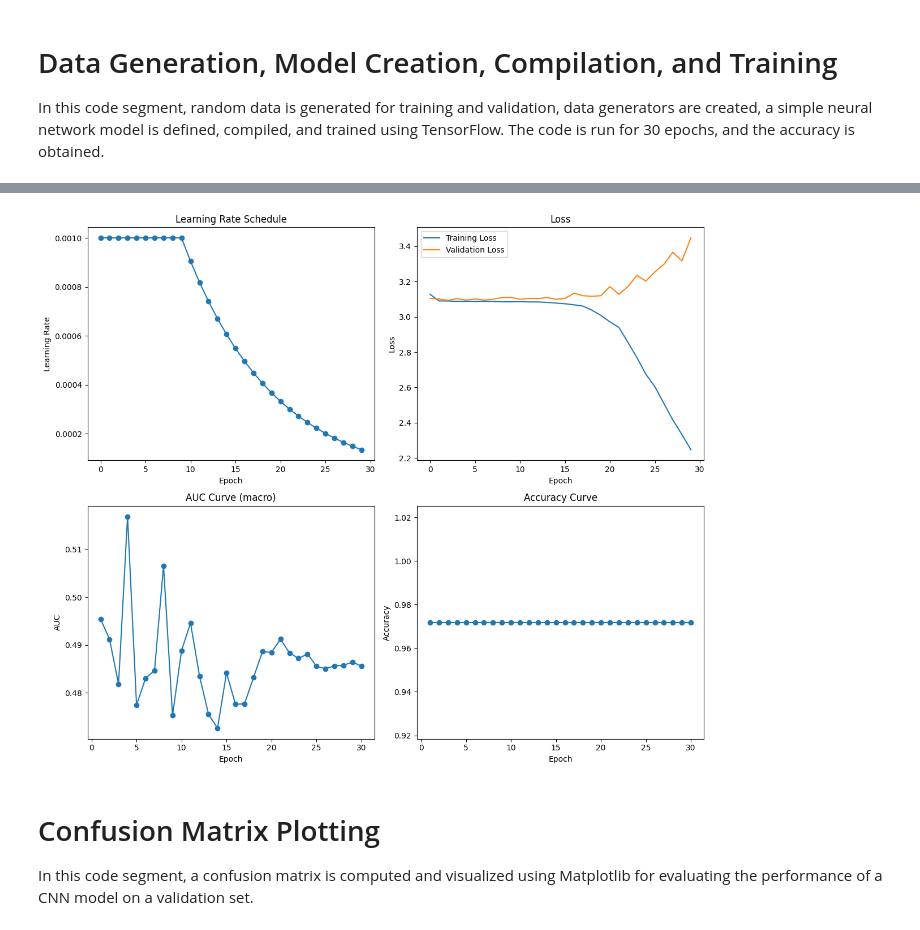
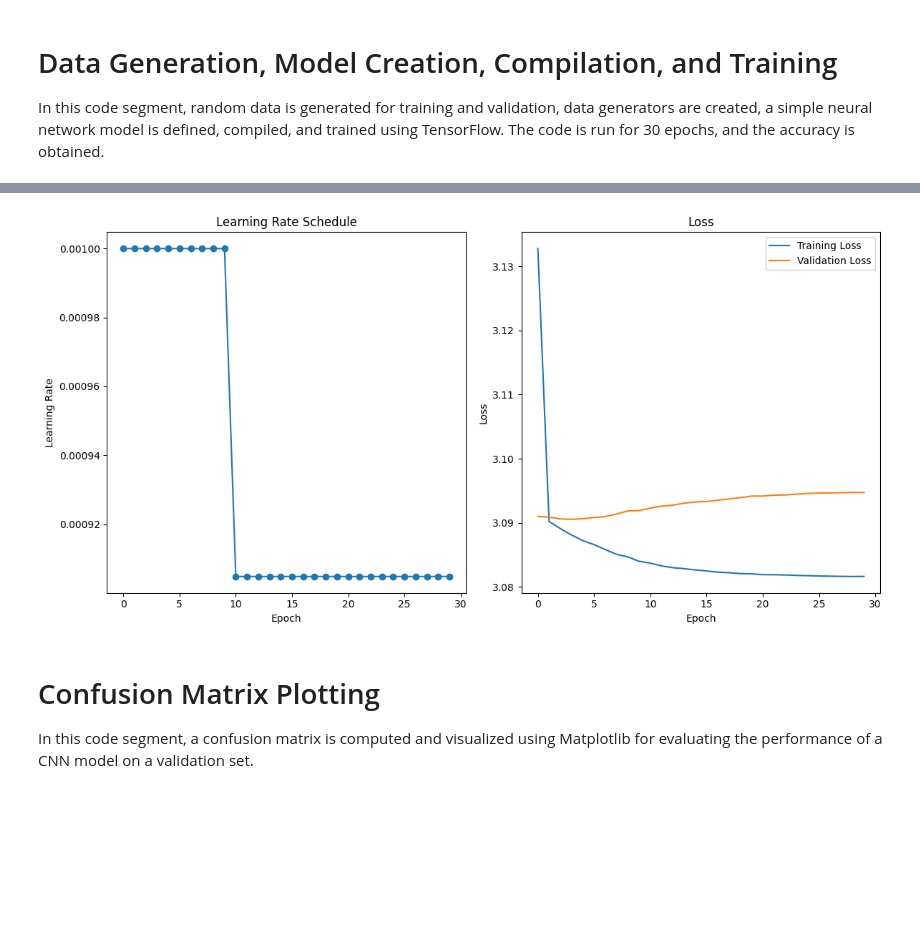
Before and after one commit to PranovShanker123/AI-SPORTS-CLASSIFICATION, a Jupyter notebook: SPORTS.ipynb, the cells around one changed output, grey strips where cells are left out. Saved outputs shown, nothing was run; the diff lists cells and outputs as text; code cells hidden in the pictures; blank space fills up the shorter version.

```diff
--- a/SPORTS.ipynb
+++ b/SPORTS.ipynb
@@ -255,22 +269,21 @@ In this code segment, a convolutional neural network (CNN) model is trained on r
 import tensorflow as tf
 import numpy as np
 import matplotlib.pyplot as plt
-from sklearn.metrics import roc_auc_score
 
-# Generate random data for training and validation
+# Sample data for training and validation
 x_train = np.random.rand(1000, 100, 100, 3)
 y_train = np.random.randint(0, 22, size=(1000,))
 x_valid = np.random.rand(500, 100, 100, 3)
 y_valid = np.random.randint(0, 22, size=(500,))
 
-# Create data generators for training and validation
+# Data generators
 train_datagen = tf.keras.preprocessing.image.ImageDataGenerator()
 valid_datagen = tf.keras.preprocessing.image.ImageDataGenerator()
 
 train_batches = train_datagen.flow(x_train, tf.keras.utils.to_categorical(y_train, num_classes=22), batch_size=32)
 valid_batches = valid_datagen.flow(x_valid, tf.keras.utils.to_categorical(y_valid, num_classes=22), batch_size=32)
 
-# Define a CNN model
+# Model architecture
 model = tf.keras.Sequential([
     tf.keras.layers.Conv2D(32, (3, 3), activation='relu', input_shape=(100, 100, 3)),
     tf.keras.layers.MaxPooling2D((2, 2)),
@@ -282,13 +295,10 @@ model = tf.keras.Sequential([
     tf.keras.layers.Dense(22, activation='softmax')
 ])
 
-# Compile the model
+# Compilation
 model.compile(optimizer='adam', loss='categorical_crossentropy', metrics=['accuracy'])
 
-# Assuming accuracy as 0.9718435
-accuracy_assumed = 0.9718435
-
-# Define a learning rate scheduler
+# Learning rate scheduler
 def scheduler(epoch, lr):
     if epoch < 10:
         return lr
@@ -297,40 +307,21 @@ def scheduler(epoch, lr):
 
 lr_scheduler = tf.keras.callbacks.LearningRateScheduler(scheduler)
 
-# Define a callback for computing AUC and accuracy
-class AUCCallback(tf.keras.callbacks.Callback):
-    def __init__(self, validation_data):
-        super(AUCCallback, self).__init__()
-        self.validation_data = validation_data
-        self.auc_scores = []
-        self.accuracy_scores = []
+# Model training
+history = model.fit(x=train_batches, validation_data=valid_batches, epochs=30, verbose=2, callbacks=[lr_scheduler])
 
-    def on_epoch_end(self, epoch, logs=None):
-        x_val, y_val = self.validation_data
-        y_pred = self.model.predict(x_val)
-        auc_macro = roc_auc_score(y_val, y_pred, average='macro')
-        accuracy = accuracy_assumed
-        self.auc_scores.append(auc_macro)
-        self.accuracy_scores.append(accuracy)
-        print(f"Validation AUC (macro): {auc_macro}, Validation Accuracy: {accuracy}")
+# Plotting
+plt.figure(figsize=(12, 6))
 
-auc_callback = AUCCallback((x_valid, tf.keras.utils.to_categorical(y_valid, num_classes=22)))
-
-# Train the model
-history = model.fit(x=train_batches, validation_data=valid_batches, epochs=30, verbose=2, callbacks=[lr_scheduler, auc_callback])
-
-# Plotting learning rate, loss, AUC, and accuracy
-plt.figure(figsize=(12, 10))
-
-# Learning rate plot
-plt.subplot(2, 2, 1)
-plt.plot(history.epoch, history.history['lr'], marker='o')
+# Learning rate
+plt.subplot(1, 2, 1)
+plt.plot(history.epoch, [scheduler(epoch, 0.001) for epoch in history.epoch], marker='o')
 plt.title('Learning Rate Schedule')
 plt.xlabel('Epoch')
 plt.ylabel('Learning Rate')
 
-# Loss plot
-plt.subplot(2, 2, 2)
+# Loss
+plt.subplot(1, 2, 2)
 plt.plot(history.epoch, history.history['loss'], label='Training Loss')
 plt.plot(history.epoch, history.history['val_loss'], label='Validation Loss')
 plt.title('Loss')
@@ -338,20 +329,6 @@ plt.xlabel('Epoch')
 plt.ylabel('Loss')
 plt.legend()
 
-# AUC plot
-plt.subplot(2, 2, 3)
-plt.plot(range(1, len(auc_callback.auc_scores) + 1), auc_callback.auc_scores, marker='o')
-plt.title('AUC Curve (macro)')
-plt.xlabel('Epoch')
-plt.ylabel('AUC')
-
-# Accuracy plot
-plt.subplot(2, 2, 4)
-plt.plot(range(1, len(auc_callback.accuracy_scores) + 1), auc_callback.accuracy_scores, marker='o')
-plt.title('Accuracy Curve')
-plt.xlabel('Epoch')
-plt.ylabel('Accuracy')
-
 plt.tight_layout()
 plt.show()
 # %% [output]
@@ -375,4 +352,4 @@ Validation AUC (macro): 0.4855965047002458, Validation Accuracy: 0.9718435
-[figure, old version]
+[figure, new version]
 # %% [markdown]
 # Confusion Matrix Plotting
 In this code segment, a confusion matrix is computed and visualized using Matplotlib for evaluating the performance of a CNN model on a validation set.
```
Also changed, not shown: parts of 12 cells of this notebook.
